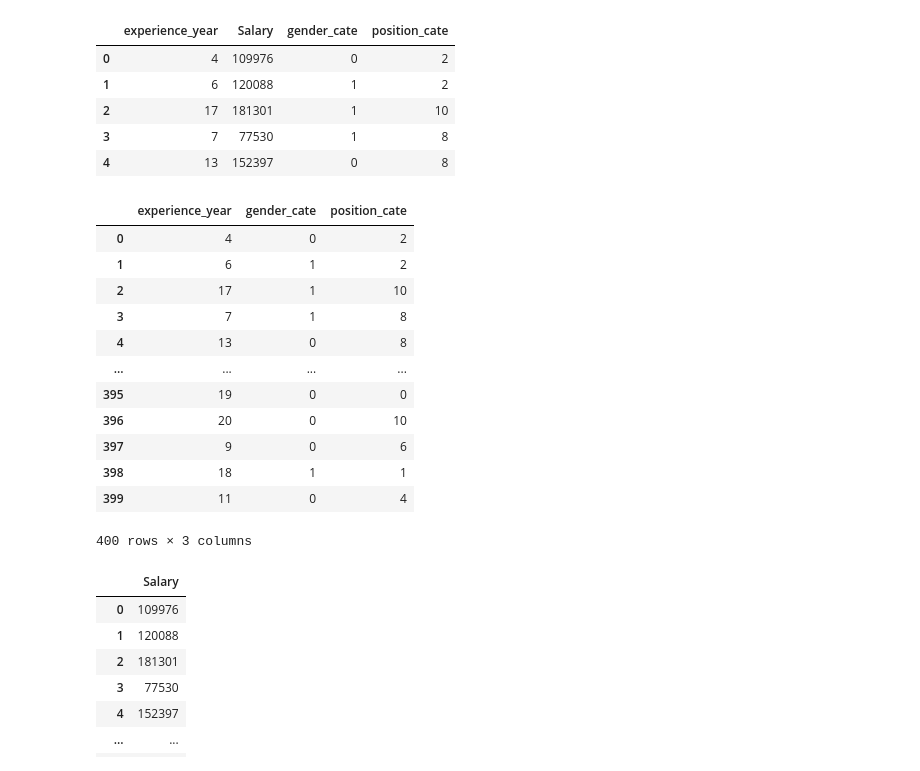
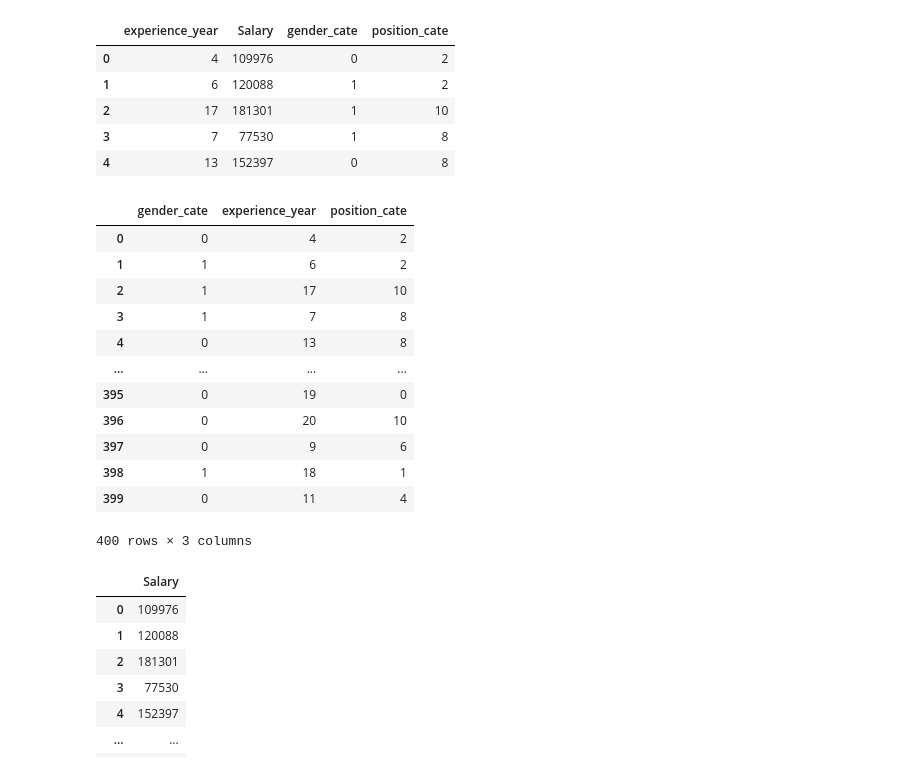
Before and after one commit to jroshanjha/Data-Analaytics-Project, a Jupyter notebook: employee_data.ipynb, the cells around one changed output. Saved outputs shown, nothing was run; the diff lists cells and outputs as text; code cells hidden in the pictures.

```diff
--- a/employee_data.ipynb
+++ b/employee_data.ipynb
@@ -655,22 +655,23 @@ new_df.head()
 | 3 | 7 | 77530 | 1 | 8 |
 | 4 | 13 | 152397 | 0 | 8 |
 # %%
-#X = df[['gender_cate','experience_year','position_cate']]
+X = df[['gender_cate','experience_year','position_cate']]
 #X = df.iloc[:,[5,2,6]]
-X = new_df.iloc[:,[0,2,3]]
+#X = new_df.iloc[:,[0,2,3]]
+#X = new_df[['experience_year','gender_cate','position_cate']]
 X
 # %% [output]
-|  | experience_year | gender_cate | position_cate |
-| 0 | 4 | 0 | 2 |
-| 1 | 6 | 1 | 2 |
-| 2 | 17 | 1 | 10 |
-| 3 | 7 | 1 | 8 |
-| 4 | 13 | 0 | 8 |
+|  | gender_cate | experience_year | position_cate |
+| 0 | 0 | 4 | 2 |
+| 1 | 1 | 6 | 2 |
+| 2 | 1 | 17 | 10 |
+| 3 | 1 | 7 | 8 |
+| 4 | 0 | 13 | 8 |
 | ... | ... | ... | ... |
-| 395 | 19 | 0 | 0 |
-| 396 | 20 | 0 | 10 |
-| 397 | 9 | 0 | 6 |
-| 398 | 18 | 1 | 1 |
-| 399 | 11 | 0 | 4 |
+| 395 | 0 | 19 | 0 |
+| 396 | 0 | 20 | 10 |
+| 397 | 0 | 9 | 6 |
+| 398 | 1 | 18 | 1 |
+| 399 | 0 | 11 | 4 |
 400 rows × 3 columns
 # %%
```
Also changed, not shown: parts of 5 cells of this notebook.
